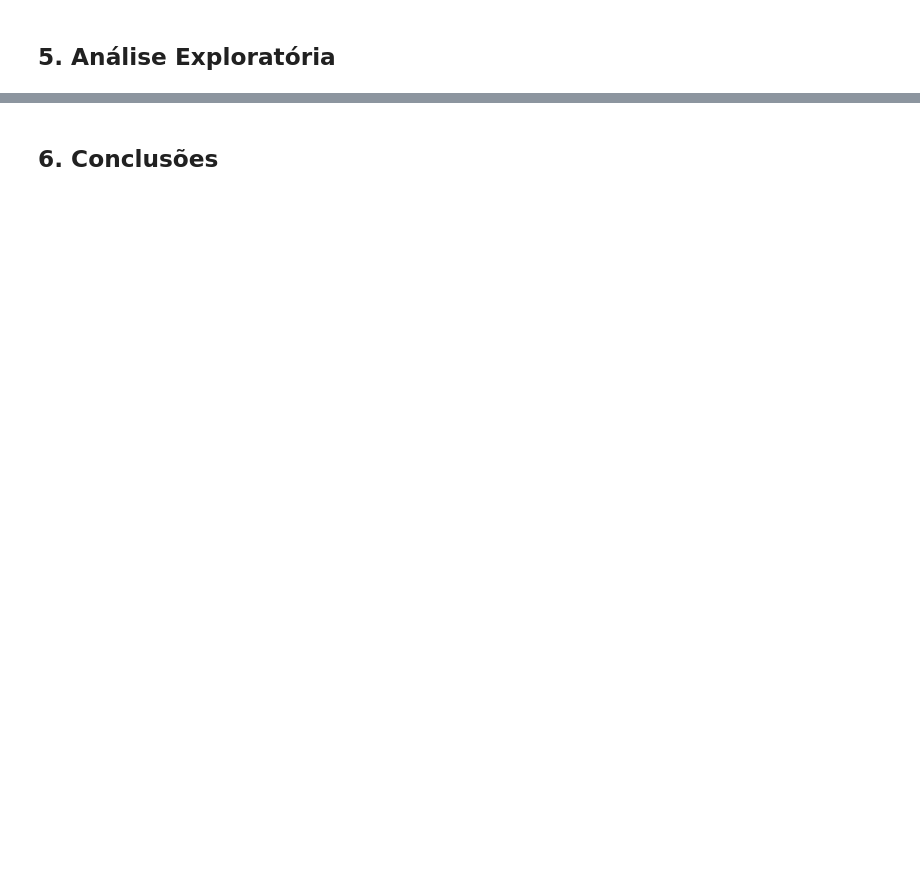
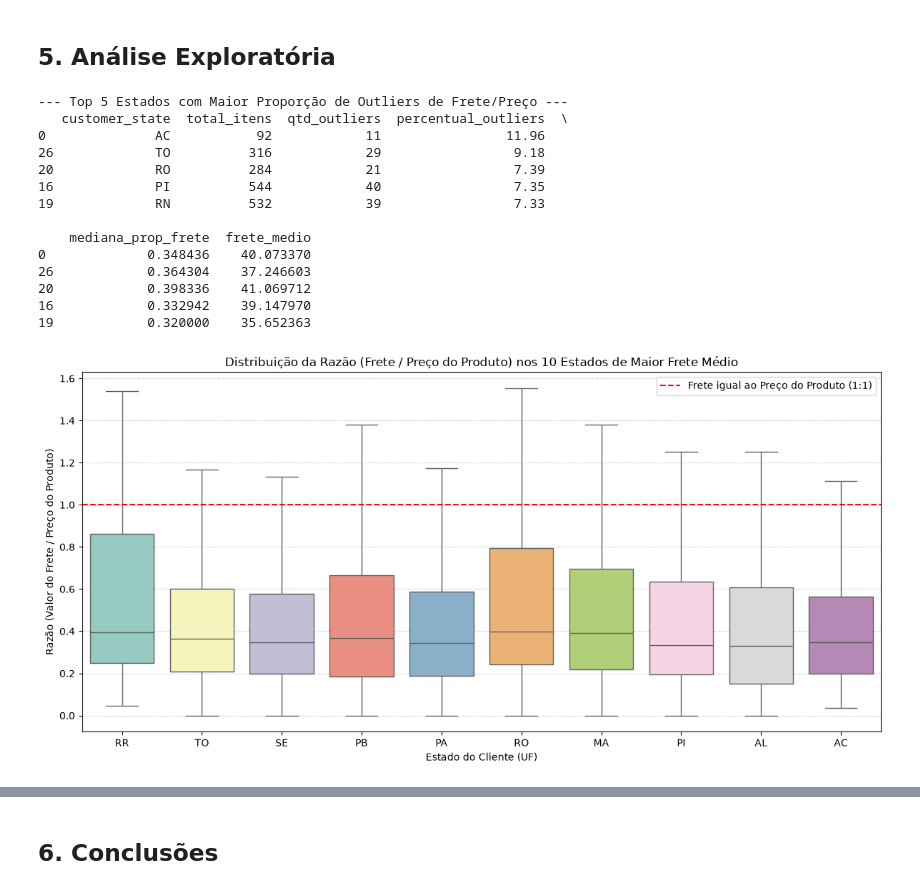
Before and after one commit to heliobrandao/projeto-tecnicas-programacao-i-py-ada, a Jupyter notebook: notebooks/analise.ipynb, the cells around one changed output, grey strips where cells are left out. Drawn from its saved outputs; the diff is of its cells as text; code cells hidden in the pictures; blank space fills up the shorter version.

Commit message:
feat: adiciona Pergunta 3, conclusoes, limitacoes e proximos passos

```diff
--- a/notebooks/analise.ipynb
+++ b/notebooks/analise.ipynb
@@ -474,2 +914,79 @@ df.head(3)
 # %% [markdown]
 ## 5. Análise Exploratória
+# %%
+# ==============================================================================
+# PERGUNTA 3: Outliers de Valor de Frete em Relação ao Preço das Mercadorias
+# Objetivo: Identificar quais estados apresentam os maiores outliers na razão Frete/Preço
+# ==============================================================================
+
+# 0. Garante a atribuição do DataFrame consolidado de entregas
+df = df_entrega
+
+# 1. Criação da métrica derivada: Razão entre Valor do Frete e Preço do Produto
+df['prop_frete_preco'] = df['freight_value'] / df['price']
+
+# 2. Identificação de Outliers usando o método IQR por GRUPO DE COMPARAÇÃO (Estado)
+def detecta_outlier_iqr_grupo(df_in, col_valor, col_grupo):
+    # Calcula os quartis Q1 e Q3 dentro de cada estado
+    q1 = df_in.groupby(col_grupo)[col_valor].transform(lambda x: x.quantile(0.25))
+    q3 = df_in.groupby(col_grupo)[col_valor].transform(lambda x: x.quantile(0.75))
+    iqr = q3 - q1
+
+    limite_superior = q3 + (1.5 * iqr)
+    limite_inferior = q1 - (1.5 * iqr)
+
+    return (df_in[col_valor] > limite_superior) | (df_in[col_valor] < limite_inferior)
+
+# Aplica a detecção de outliers agrupada por estado do cliente
+df['is_outlier_frete_estado'] = detecta_outlier_iqr_grupo(df, 'prop_frete_preco', 'customer_state')
+
+# 3. Tabela agregada com métricas numéricas por estado
+df_outliers_estado = df.groupby('customer_state').agg(
+    total_itens=('order_id', 'count'),
+    qtd_outliers=('is_outlier_frete_estado', 'sum'),
+    percentual_outliers=('is_outlier_frete_estado', lambda x: round((x.sum() / x.count()) * 100, 2)),
+    mediana_prop_frete=('prop_frete_preco', 'median'),
+    frete_medio=('freight_value', 'mean')
+).reset_index().sort_values(by='percentual_outliers', ascending=False)
+
+print("--- Top 5 Estados com Maior Proporção de Outliers de Frete/Preço ---")
+print(df_outliers_estado.head(5))
+
+# 4. Gráfico: Boxplot nos 10 estados com maiores valores de frete médio
+top_10_estados_frete = df_outliers_estado.sort_values(by='frete_medio', ascending=False)['customer_state'].head(10)
+df_top10 = df[df['customer_state'].isin(top_10_estados_frete)]
+
+plt.figure(figsize=(12, 6))
+sns.boxplot(
+    data=df_top10,
+    x='customer_state',
+    y='prop_frete_preco',
+    hue='customer_state',    # Ajuste para corrigir o FutureWarning
+    palette='Set3',
+    legend=False,            # Oculta a legenda do hue para manter o gráfico limpo
+    showfliers=False         # Oculta pontos visuais no gráfico para focar nas caixas
+)
+plt.axhline(1.0, color='red', linestyle='--', linewidth=1.5, label='Frete igual ao Preço do Produto (1:1)')
+plt.title('Distribuição da Razão (Frete / Preço do Produto) nos 10 Estados de Maior Frete Médio')
+plt.xlabel('Estado do Cliente (UF)')
+plt.ylabel('Razão (Valor do Frete / Preço do Produto)')
+plt.legend(loc='upper right')
+plt.grid(axis='y', linestyle='--', alpha=0.5)
+plt.tight_layout()
+plt.show()
+# %% [output]
+--- Top 5 Estados com Maior Proporção de Outliers de Frete/Preço ---
+   customer_state  total_itens  qtd_outliers  percentual_outliers  \
+0              AC           92            11                11.96
+26             TO          316            29                 9.18
+20             RO          284            21                 7.39
+16             PI          544            40                 7.35
+19             RN          532            39                 7.33
+
+    mediana_prop_frete  frete_medio
+0             0.348436    40.073370
+26            0.364304    37.246603
+20            0.398336    41.069712
+16            0.332942    39.147970
+19            0.320000    35.652363
+[figure, added]
```
Also changed, not shown: parts of 36 cells of this notebook.
